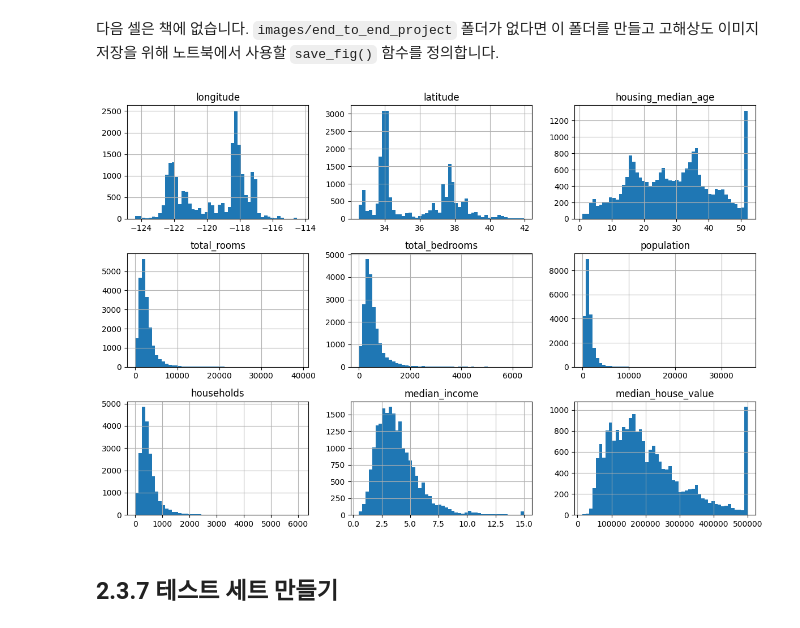
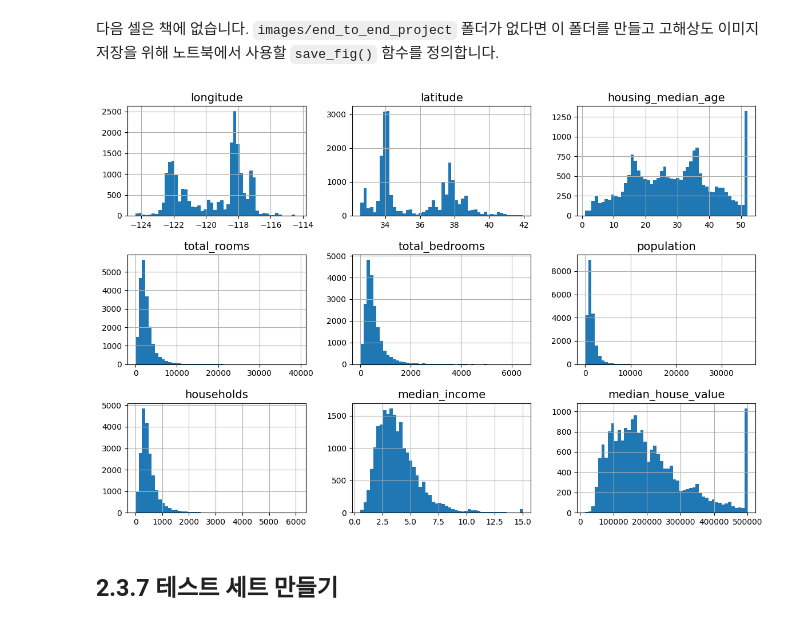
Before and after one commit to aaronkr-classroom/2-end-to-end-ml-pm-sonshoon, a Jupyter notebook: 02_end_to_end_machine_learning_project.ipynb, the cells around one changed output. Drawn from its saved outputs; the diff is of its cells as text; code cells hidden in the pictures.

```diff
--- a/02_end_to_end_machine_learning_project.ipynb
+++ b/02_end_to_end_machine_learning_project.ipynb
@@ -141,25 +141,21 @@ def save_fig(fig_id, tight_layout=True, fig_extension="png", resolution=300):
     if tight_layout:
         plt.tight_layout()
     plt.savefig(path, format=fig_extension, dpi=resolution)
-# %%
-# 히스토그램 그리기
-
-housing.hist(bins=50, figsize= (12, 8))
-save_fig("housing_histograms")
-plt.show()
-# %% [output]
-[figure, removed]
 # %%
 import matplotlib.pyplot as plt
 
 # 추가 코드 – 다음 다섯 라인은 기본 폰트 크기를 지정합니다
 plt.rc('font', size=14)
 plt.rc('axes', labelsize=14, titlesize=14)
 plt.rc('legend', fontsize=14)
 plt.rc('xtick', labelsize=10)
 plt.rc('ytick', labelsize=10)
 
-# 히스토그램 그리기
+housing.hist(bins=50, figsize=(12, 8))
+save_fig("attribute_histogram_plots")  # 추가 코드
+plt.show()
+# %% [output]
+[figure, added]
 # %% [markdown]
 ## 2.3.7 테스트 세트 만들기
 # %% [markdown]
```
Also changed, not shown: parts of 72 cells of this notebook, 10 other files.
